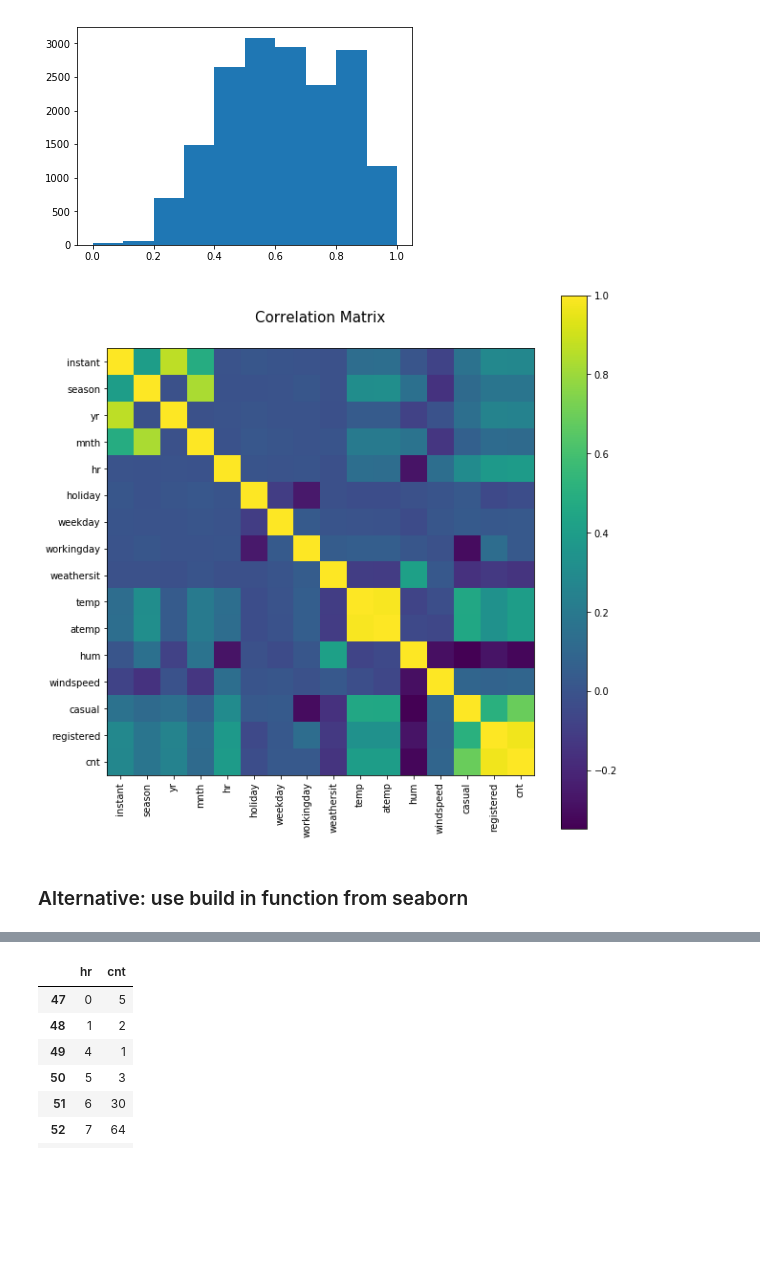
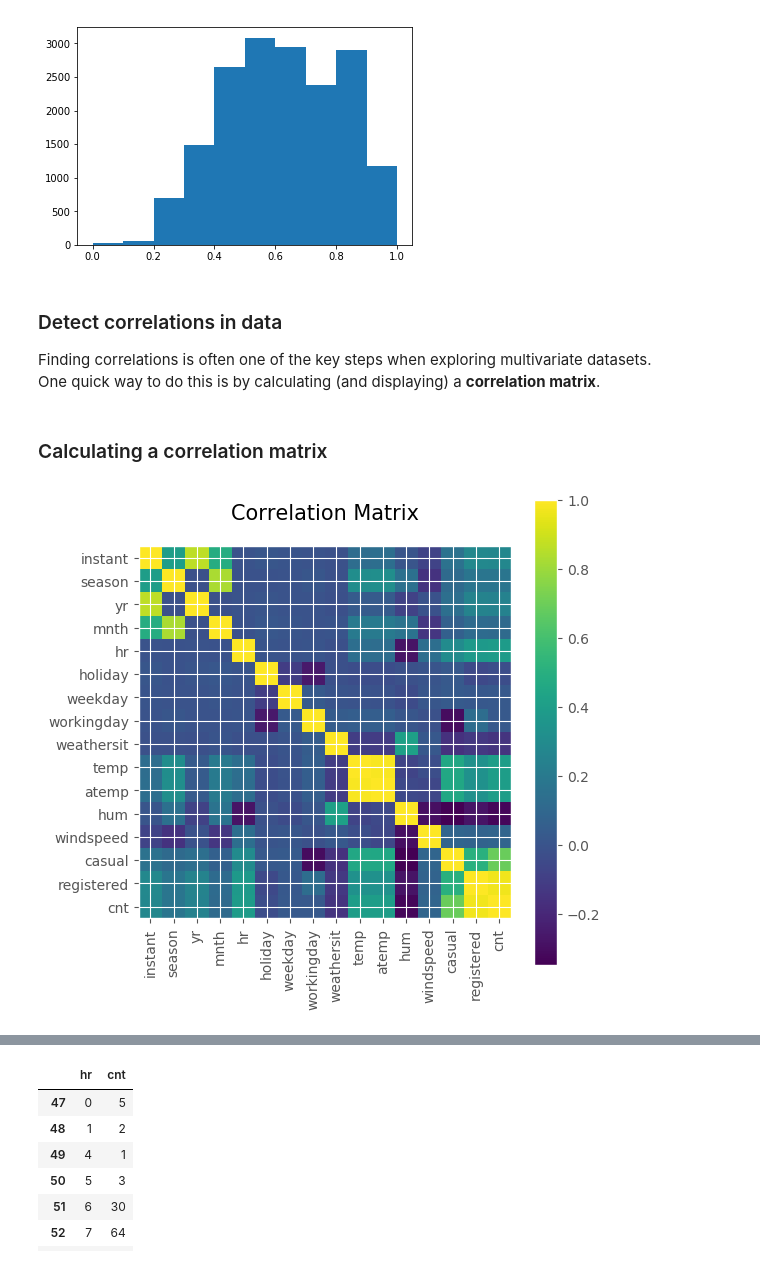
Before and after one commit to florian-huber/python_data_exploration_tutorial, a Jupyter notebook: notebooks/Dataset_example1_London_bikes.ipynb, the cells around one changed output, grey strips where cells are left out. Saved outputs shown, nothing was run; the diff lists cells and outputs as text; code cells hidden in the pictures; blank space fills up the shorter version.

```diff
--- a/notebooks/Dataset_example1_London_bikes.ipynb
+++ b/notebooks/Dataset_example1_London_bikes.ipynb
@@ -57,3 +71,9 @@ plt.hist(data_bike_rent.hum, 10)
  array([0. , 0.1, 0.2, 0.3, 0.4, 0.5, 0.6, 0.7, 0.8, 0.9, 1. ]),
  <a list of 10 Patch objects>)
 [figure]
+# %% [markdown]
+### Detect correlations in data
+Finding correlations is often one of the key steps when exploring multivariate datasets.
+One quick way to do this is by calculating (and displaying) a **correlation matrix**.
+# %% [markdown]
+### Calculating a correlation matrix
@@ -60,6 +86,13 @@ plt.hist(data_bike_rent.hum, 10)
 # %%
-# Correlation matrix
-def plot_corr_matrix(df, graphWidth):
+def plot_corr_matrix(df, fig_width):
+    """ Plot correlation matrix.
+    Args:
+    -------
+    df: pandas DataFrame
+        Data to derive correlation matrix from.
+    fig_width: float
+        Width of figure.
+    """
 
     # Remove NaN's
     df = df.dropna('columns')
@@ -68,25 +101,27 @@ def plot_corr_matrix(df, graphWidth):
     corr = df.corr()
 
     # Plot
-    fig = plt.figure(num=None, figsize=(graphWidth, graphWidth), facecolor='w', edgecolor='k')
+    plt.style.use('ggplot') #'default'
+    fig = plt.figure(num=None, figsize=(fig_width, fig_width), facecolor='w', edgecolor='k')
     fig = plt.matshow(corr, fignum = 1, cmap = 'viridis')
 
-    """# Alternative would be pcolor
+    """ plt.matshow is a special version of imshow to plot matrix values.
+    If you like to have more control of how the figure loooks like,
+    try alternative ways, such as "pcolor" or "imshow"
+
     ax = fig.add_subplot(111)
     fig = plt.pcolor(corr, edgecolors='k', linewidths=2)
-    ax.set_aspect(1)"""
+    ax.set_aspect(1)
+    """
 
     # Set axis labels
     plt.xticks(range(len(corr.columns)), corr.columns, rotation=90)
     plt.yticks(range(len(corr.columns)), corr.columns)
     plt.gca().xaxis.tick_bottom()
-    #plt.axis('equal')
     plt.colorbar(fig)
     plt.title('Correlation Matrix', fontsize=15)
     plt.show()
 # %%
-plot_corr_matrix(data_bike_rent, 10)
+plot_corr_matrix(data_bike_rent, 6)
 # %% [output]
-[figure, old version]
+[figure, new version]
-# %% [markdown]
-### Alternative: use build in function from seaborn
```
Also changed, not shown: parts of 19 cells of this notebook.
